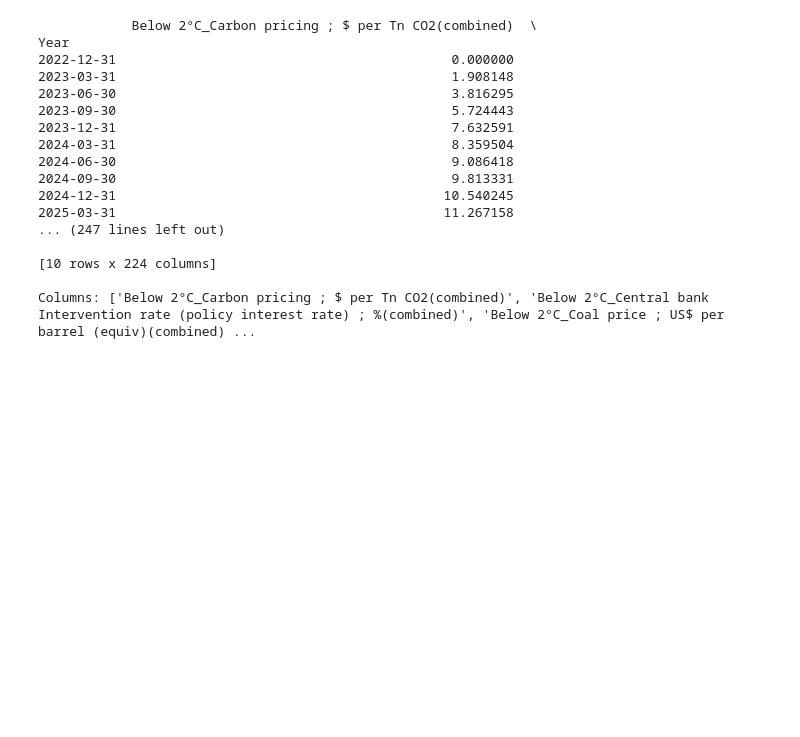
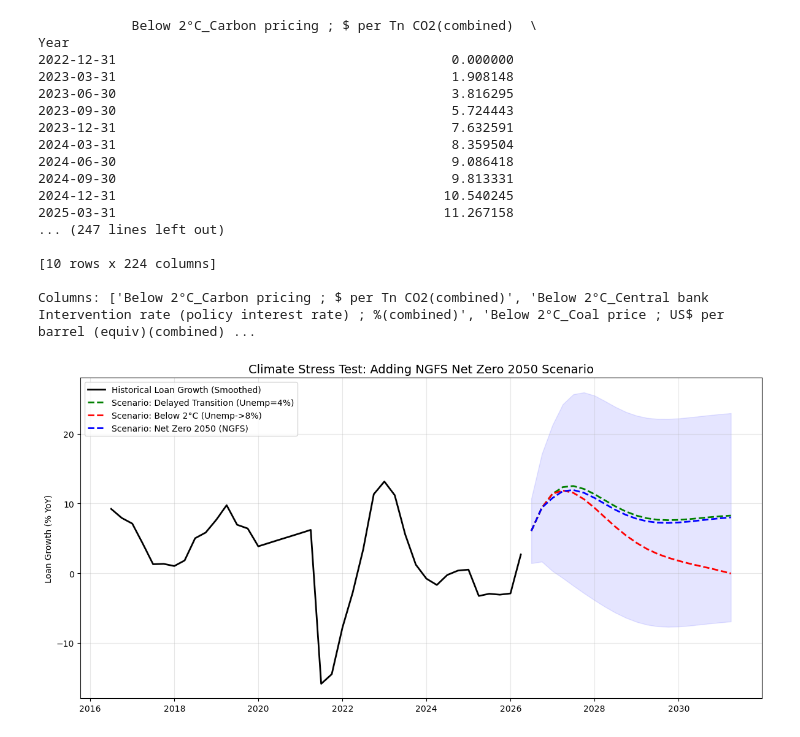
Before and after one commit to gpointd/ECON-522-Forecasting-Project, a Jupyter notebook: Climate Data/Climate Analysis.ipynb, the cells around one changed output. Cells and saved outputs as stored; diff of their text form; code cells hidden in the pictures; blank space fills up the shorter version.

```diff
--- a/Climate Data/Climate Analysis.ipynb
+++ b/Climate Data/Climate Analysis.ipynb
@@ -727,3 +999,62 @@ Year
 [10 rows x 224 columns]
 
 Columns: ['Below 2°C_Carbon pricing ; $ per Tn CO2(combined)', 'Below 2°C_Central bank Intervention rate (policy interest rate) ; %(combined)', 'Below 2°C_Coal price ; US$ per barrel (equiv)(combined) ...
+# %%
+# Define the forecast window
+forecast_steps = 20
+last_hist_date = df_history.index[-1]
+forecast_dates = pd.date_range(start=last_hist_date, periods=forecast_steps + 1, freq='Q')[1:]
+
+# Extract the NGFS Unemployment column for Net Zero 2050
+# Reminder: NiGEM values are SHOCKS (e.g., +1.5 means 1.5% higher than baseline)
+nz_unemp_shock = ngfs_quarterly.loc[forecast_dates[0]:, 'Net Zero 2050_Unemployment rate ; %(combined)'].head(forecast_steps)
+# Extract the NGFS Unemployment column for Delayed Transition
+delayed_unemp_shock = ngfs_quarterly.loc[forecast_dates[0]:, 'Delayed transition_Unemployment rate ; %(combined)'].head(forecast_steps)
+
+
+
+# Anchor the shock to the last historical FRED data point
+last_actual_unemp = df_history['Unemployment_Rate'].iloc[-1]
+future_unemp_path = last_actual_unemp + nz_unemp_shock
+# For Delayed Transition scenario
+future_unemp_path_delayed = last_actual_unemp + delayed_unemp_shock
+
+
+# Combine history + future to calculate rolling features without a 'break' at the start
+full_series = pd.concat([df_history['Unemployment_Rate'], future_unemp_path,])
+full_series_delayed = pd.concat([df_history['Unemployment_Rate'], future_unemp_path_delayed])
+# Create the future Exogenous DataFrame
+X_future_nz = pd.DataFrame(index=forecast_dates)
+X_future_nz['Unemployment_Lag2'] = full_series.shift(2).loc[forecast_dates]
+
+
+
+
+# Generate the forecast
+# steps must match the number of rows in X_future_nz
+nz_forecast = model_fit.get_forecast(steps=forecast_steps, exog=X_future_nz)
+pred_delayed = forecast_delayed.predicted_mean
+
+# Extract the results
+p_nz = nz_forecast.predicted_mean
+conf_nz = nz_forecast.conf_int()
+# Plotting
+plt.figure(figsize=(12, 6))
+# Historical Loan Growth
+plt.plot(df_train.index[-40:], df_train['Loan_Growth'][-40:], label='Historical Loan Growth (Smoothed)', color='black', linewidth=2)
+# Delayed Transition Scenario
+plt.plot(pred_delayed.index, pred_delayed, label='Scenario: Delayed Transition (Unemp=4%)', color='green', linestyle='--', linewidth=2)
+# Below 2°C Transition Shock
+plt.plot(pred_stress.index, pred_stress, label='Scenario: Below 2°C (Unemp->8%)', color='red', linestyle='--', linewidth=2)
+# Net Zero 2050 Scenario (NGFS)
+plt.plot(p_nz.index, p_nz, label='Scenario: Net Zero 2050 (NGFS)', color='blue', linestyle='--', linewidth=2)
+# Confidence Interval for Net Zero Scenario
+plt.fill_between(p_nz.index, conf_nz.iloc[:, 0], conf_nz.iloc[:, 1], color='blue', alpha=0.1)
+plt.title('Climate Stress Test: Adding NGFS Net Zero 2050 Scenario', fontsize=14)
+plt.ylabel('Loan Growth (% YoY)')
+plt.legend(loc='upper left')
+plt.grid(True, alpha=0.3)
+plt.tight_layout()
+plt.show()
+# %% [output]
+[figure, added]
```
Also changed, not shown: parts of 9 cells of this notebook.
